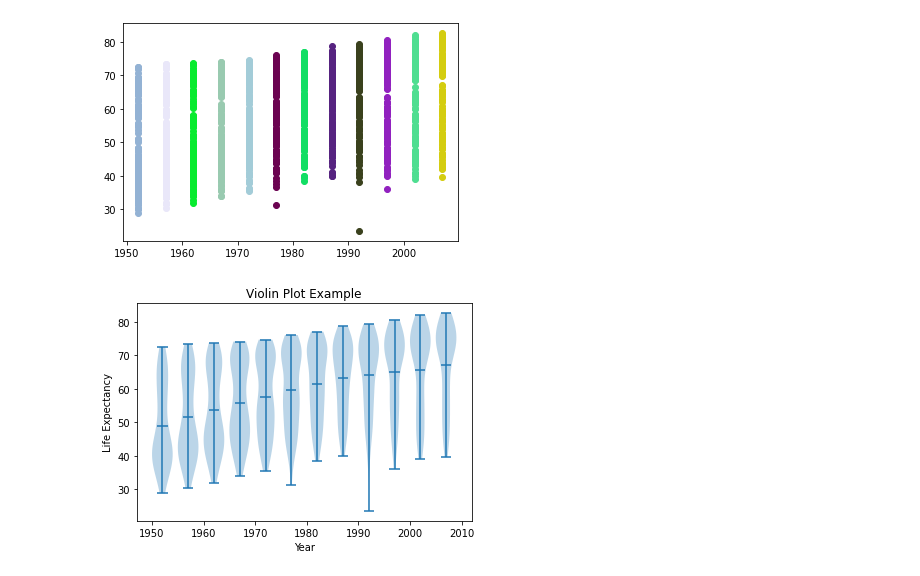
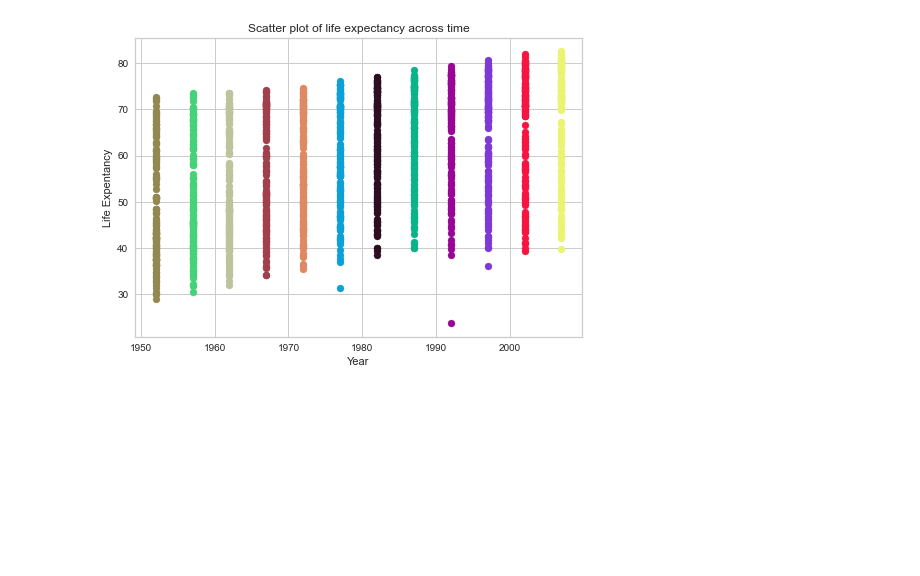
Before and after one commit to fenilgholani/DataScience, a Jupyter notebook: project3/Project 3 Assignment.ipynb, the cells around one changed output. Saved outputs shown, nothing was run; the diff lists cells and outputs as text; code cells hidden in the pictures; blank space fills up the shorter version.

```diff
--- a/project3/Project 3 Assignment.ipynb
+++ b/project3/Project 3 Assignment.ipynb
@@ -28,36 +21,24 @@ data
 # %%
+# storing colors for different years
 colors = np.random.rand(len(data['year'].unique()),3)
 life_expentency = data.groupby('year')['lifeExp'].apply(list).reset_index(name='lifeExp')
 
 year_color = {}
 year_life_exp = {}
 i = 0
+
 for x in data['year'].unique():
     year_color[x] = colors[i]
     i+=1
 
-
-# year_color
-
-    # plt.scatter(life_expentency['year'][i].astype(int), life_expentency['lifeExp'][i])
+# plotting the scatter points
 for index, i in enumerate(life_expentency['year']):
-
-    # print(index)
     for j in life_expentency['lifeExp'][index]:
         plt.scatter(i, j, color= colors[index])
-        # print(j)
 
-
+plt.xlabel("Year")
+plt.ylabel('Life Expentancy')
+plt.title("Scatter plot of life expectancy across time")
 plt.show()
-
-
-
-
-plt.violinplot(life_expentency['lifeExp'],life_expentency['year'],widths=4,showmeans=True)
-plt.xlabel("Year")
-plt.ylabel("Life Expectancy")
-plt.title("Violin Plot Example")
-plt.savefig("violin.png")
 # %% [output]
-[figure, old version]
+[figure, new version]
-[figure, removed]
```
Also changed, not shown: parts of 28 cells of this notebook, 8 other files.
